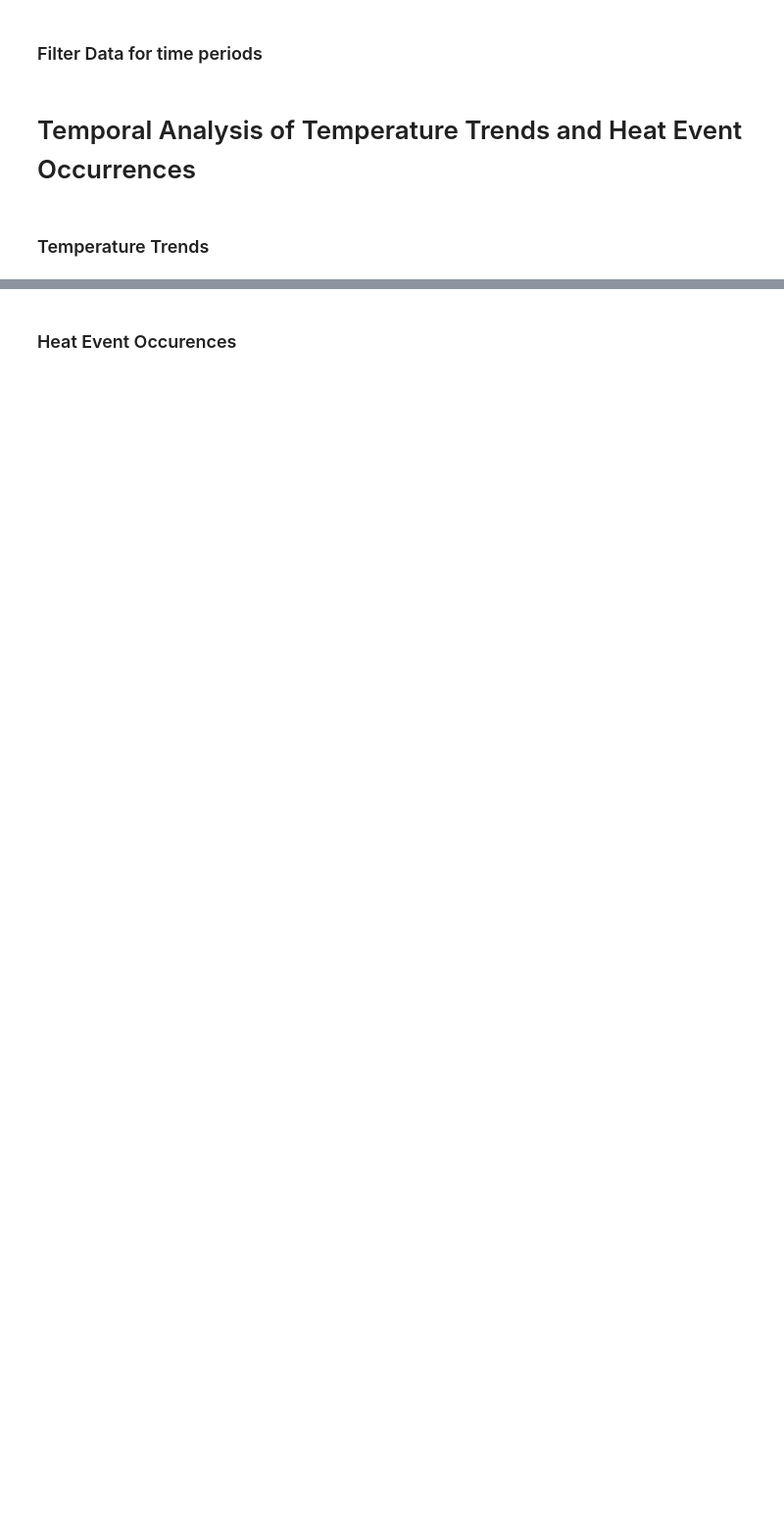
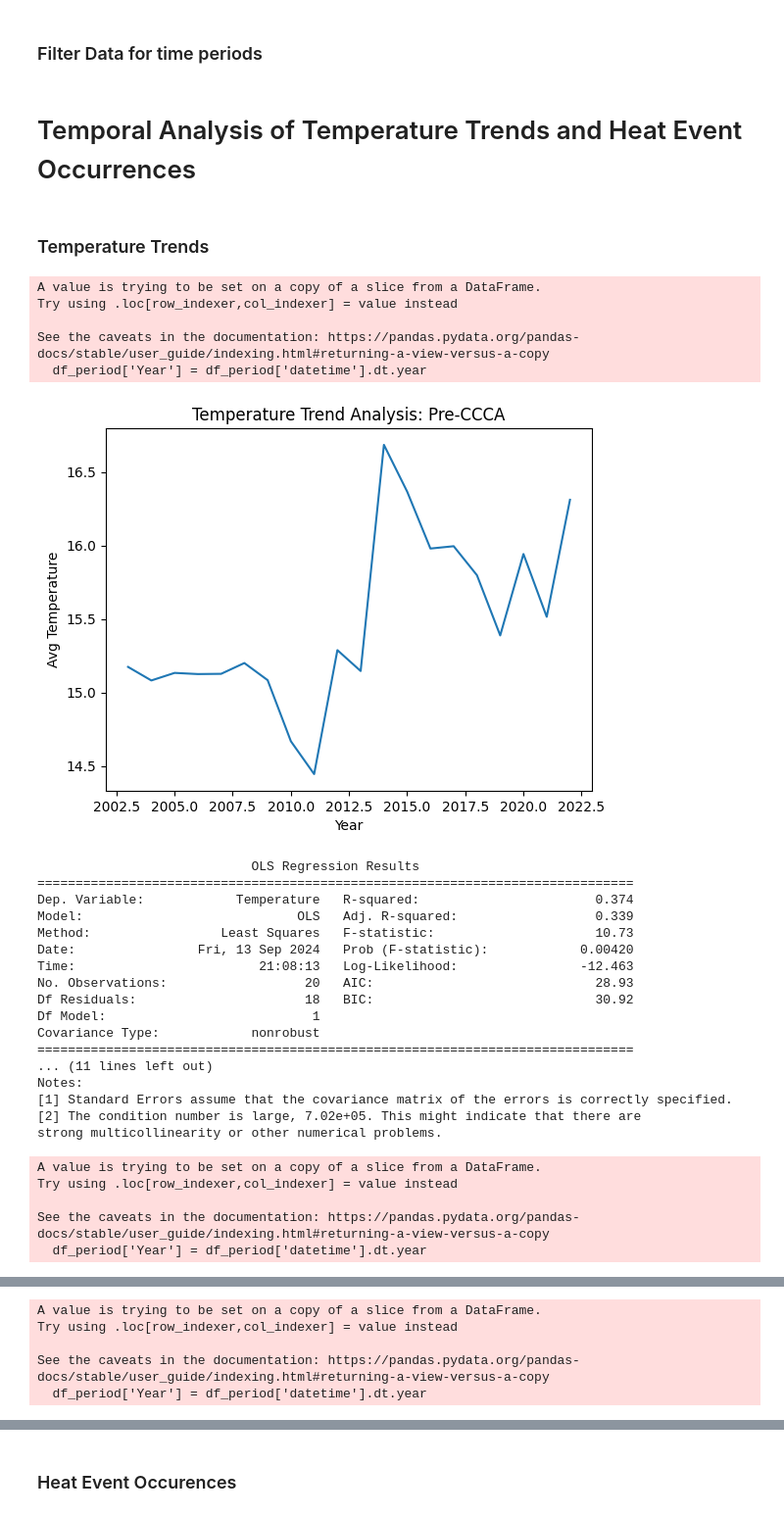
Before and after one commit to lizbethkr/PHIT-Project-1, a Jupyter notebook: notebooks/07_policy_changes.ipynb, the cells around one changed output, grey strips where cells are left out. Shown at 98% size. Drawn from its saved outputs; the diff is of its cells as text; code cells hidden in the pictures; blank space fills up the shorter version.

Commit message:
Visualized heat event trends before and after policies

```diff
--- a/notebooks/07_policy_changes.ipynb
+++ b/notebooks/07_policy_changes.ipynb
@@ -22,8 +22,11 @@ src_path = os.path.join(proj_dir, 'src')
 sys.path.append(src_path)
 
 from notebook_utils.preprocessing import *
-from notebook_utils.meterological_factors import *
+from notebook_utils.policy_changes import *
 
 # Create combined dataframe from ghcn_cleaned files
-CA_stations_dfs = combine_files_to_dfs('../data/processed/ghcn_meteo_cleaned')
+CA_stations_df = combine_files_to_dfs('../data/processed/ghcn_cleaned')
+
+# Create combined dataframe from heat_events files
+heat_events_df = combine_files_to_dfs('../data/processed/heat_events')
 # %% [output]
@@ -62,3 +84,40 @@ Name pre and post policy periods for the data
 # Temporal Analysis of Temperature Trends and Heat Event Occurrences
 # %% [markdown]
 ### Temperature Trends
+# %%
+# Perform trend analysis for pre-CCCA and post-CCCA
+trend_analysis(CA_stations_df, '2003-01-01', '2022-09-01', 'Pre-CCCA')
+trend_analysis(CA_stations_df, '2022-09-01', '2023-01-01', 'Post-CCCA')
+
+# Perform trend analysis for pre-SCCPA and post-SCCPA
+trend_analysis(CA_stations_df, '2003-01-01', '2009-01-01', 'Pre-SCCPA')
+trend_analysis(CA_stations_df, '2009-01-01', '2022-12-31', 'Post-SCCPA')
+# %% [output]
+A value is trying to be set on a copy of a slice from a DataFrame.
+Try using .loc[row_indexer,col_indexer] = value instead
+
+See the caveats in the documentation: https://pandas.pydata.org/pandas-docs/stable/user_guide/indexing.html#returning-a-view-versus-a-copy
+  df_period['Year'] = df_period['datetime'].dt.year
+[figure, added]
+                            OLS Regression Results
+==============================================================================
+Dep. Variable:            Temperature   R-squared:                       0.374
+Model:                            OLS   Adj. R-squared:                  0.339
+Method:                 Least Squares   F-statistic:                     10.73
+Date:                Fri, 13 Sep 2024   Prob (F-statistic):            0.00420
+Time:                        21:08:13   Log-Likelihood:                -12.463
+No. Observations:                  20   AIC:                             28.93
+Df Residuals:                      18   BIC:                             30.92
+Df Model:                           1
+Covariance Type:            nonrobust
+==============================================================================
+... (11 lines left out)
+Notes:
+[1] Standard Errors assume that the covariance matrix of the errors is correctly specified.
+[2] The condition number is large, 7.02e+05. This might indicate that there are
+strong multicollinearity or other numerical problems.
+A value is trying to be set on a copy of a slice from a DataFrame.
+Try using .loc[row_indexer,col_indexer] = value instead
+
+See the caveats in the documentation: https://pandas.pydata.org/pandas-docs/stable/user_guide/indexing.html#returning-a-view-versus-a-copy
+  df_period['Year'] = df_period['datetime'].dt.year
@@ -64,0 +142,5 @@ Name pre and post policy periods for the data
+A value is trying to be set on a copy of a slice from a DataFrame.
+Try using .loc[row_indexer,col_indexer] = value instead
+
+See the caveats in the documentation: https://pandas.pydata.org/pandas-docs/stable/user_guide/indexing.html#returning-a-view-versus-a-copy
+  df_period['Year'] = df_period['datetime'].dt.year
```
Also changed, not shown: parts of 12 cells of this notebook, 23 other files.
